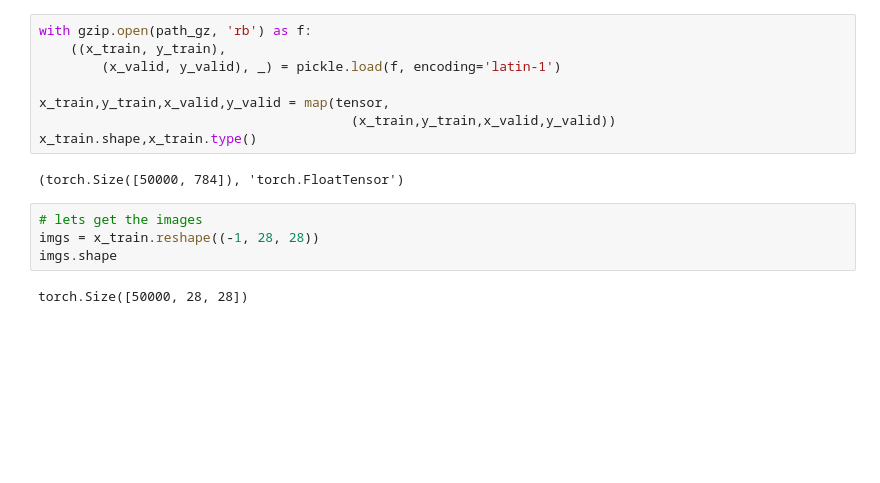
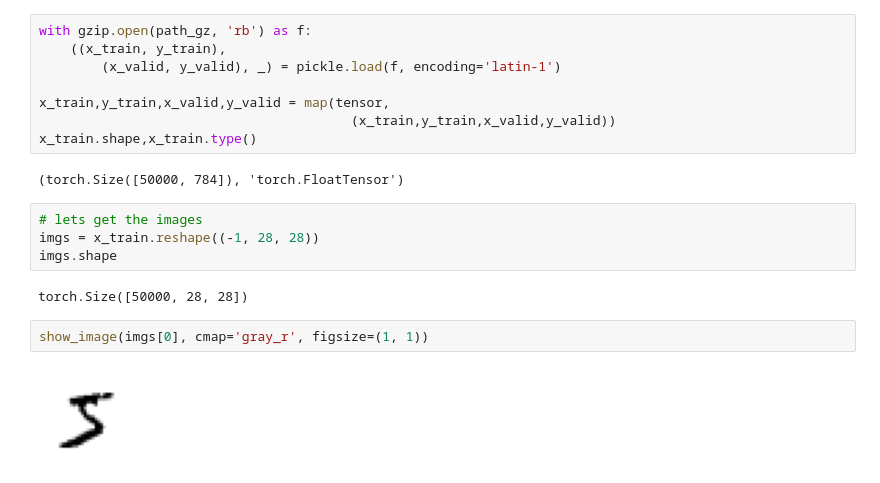
Before and after one commit to Kamalabot/pytorch_hardway, a Jupyter notebook: cudamode_lectures/lecture_003/cudamode_lecture_003.ipynb, the cells around one changed output. Saved outputs shown, nothing was run; the diff lists cells and outputs as text; blank space fills up the shorter version.

```diff
--- a/cudamode_lectures/lecture_003/cudamode_lecture_003.ipynb
+++ b/cudamode_lectures/lecture_003/cudamode_lecture_003.ipynb
@@ -286,3 +286,7 @@ imgs = x_train.reshape((-1, 28, 28))
 imgs.shape
 # %% [output]
 torch.Size([50000, 28, 28])
+# %%
+show_image(imgs[0], cmap='gray_r', figsize=(1, 1))
+# %% [output]
+[figure, added]
```
Also changed, not shown: parts of 28 cells of this notebook, 1 other file.
